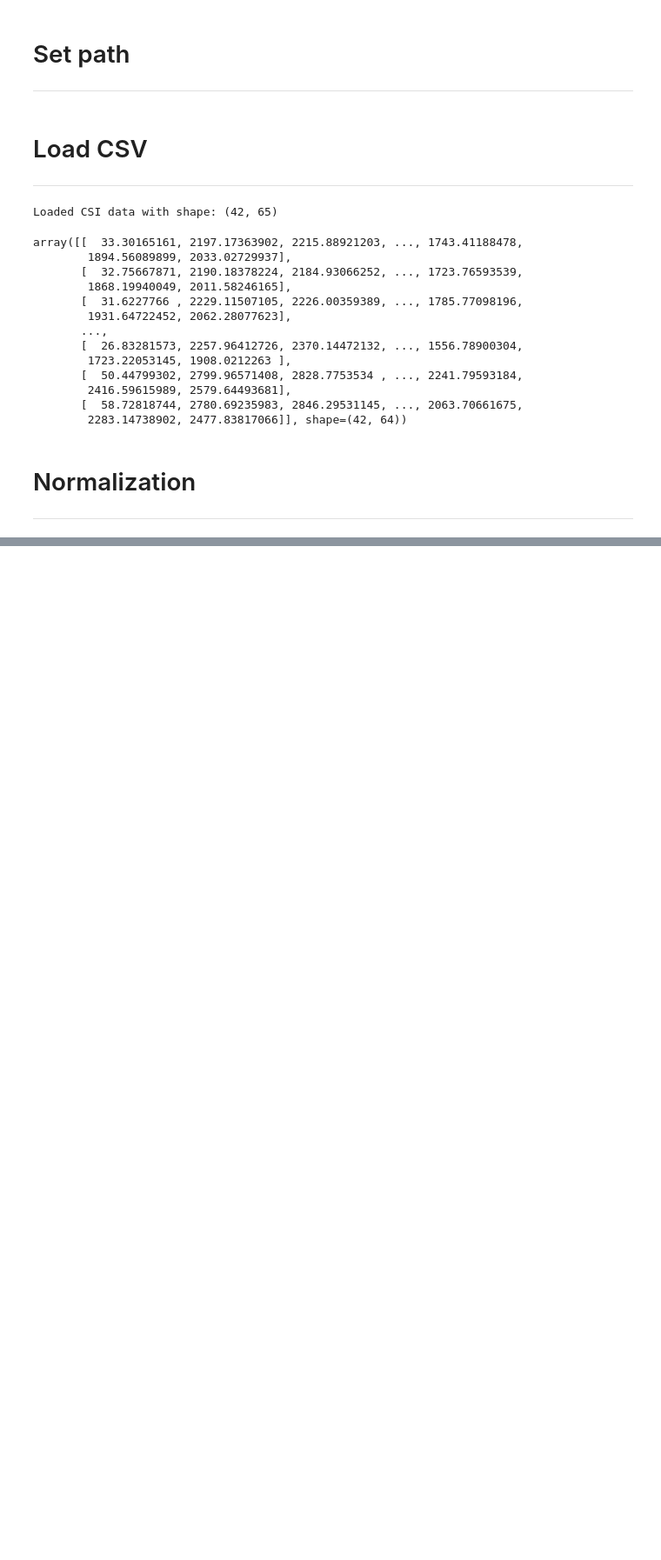
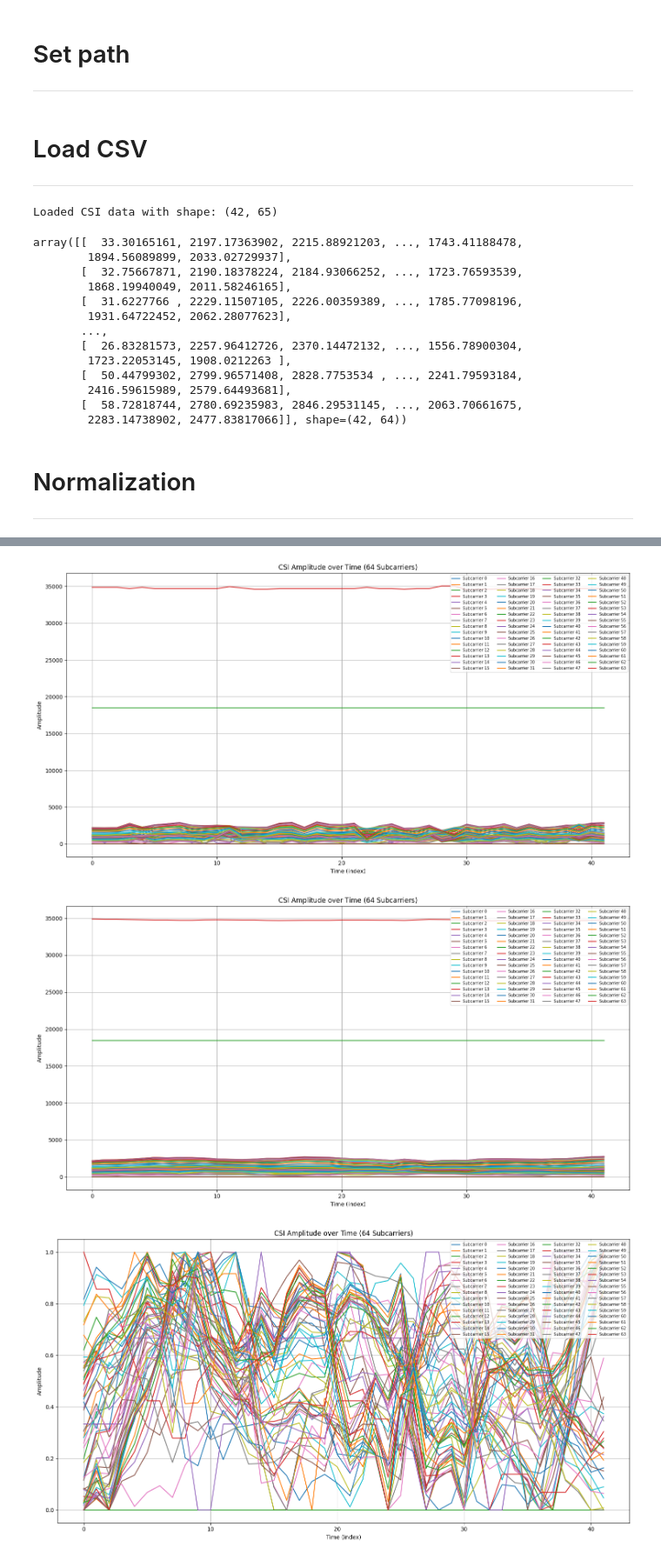
Before and after one commit to Witchaz/Falling_Recognition, a Jupyter notebook: main_pipeline.ipynb, the cells around one changed output, grey strips where cells are left out. Shown at 87% size. Drawn from its saved outputs; the diff is of its cells as text; code cells hidden in the pictures; blank space fills up the shorter version.

Commit message:
feat : plot graph

```diff
--- a/main_pipeline.ipynb
+++ b/main_pipeline.ipynb
@@ -72,0 +57,8 @@ normalize_csi
+# %%
+plot(csi_data)
+plot(smoothed_csi)
+plot(normalized_csi)
+# %% [output]
+[figure, added]
+[figure, added]
+[figure, added]
```
Also changed, not shown: parts of 3 cells of this notebook, 1 other file.
